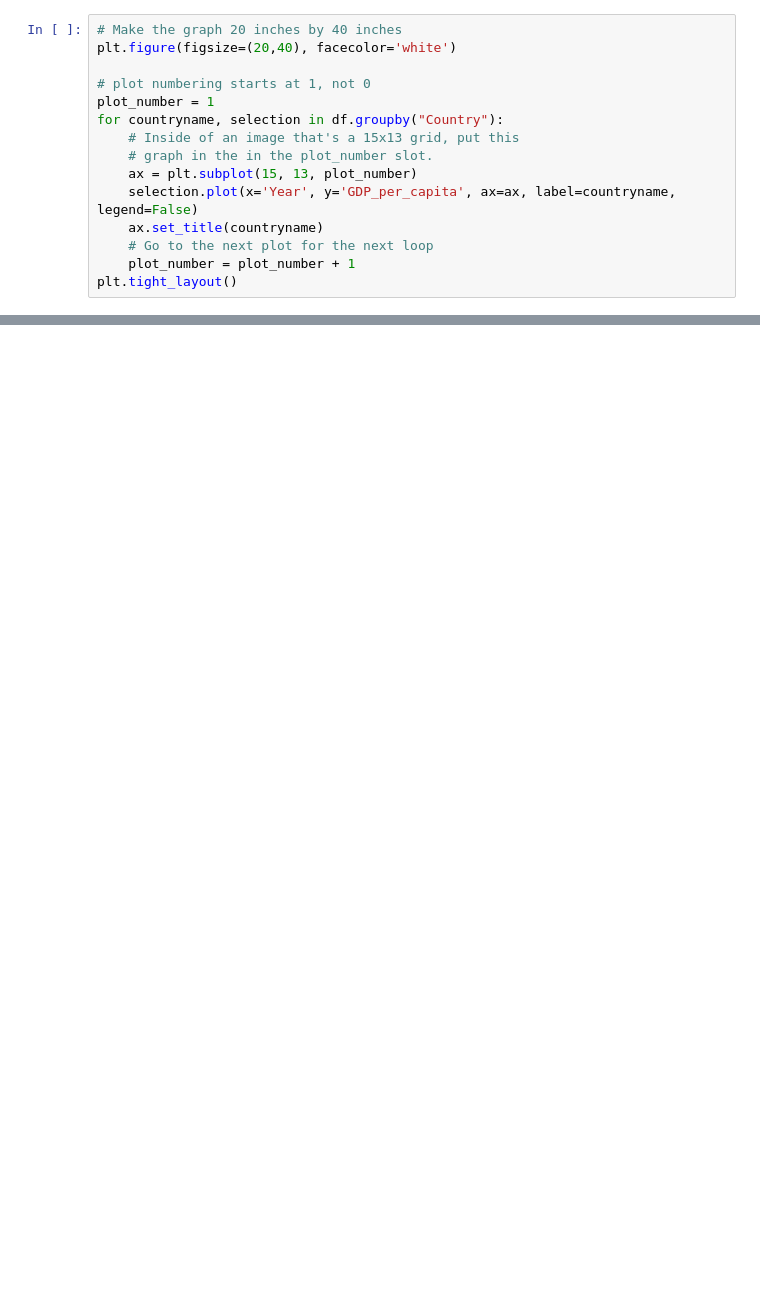
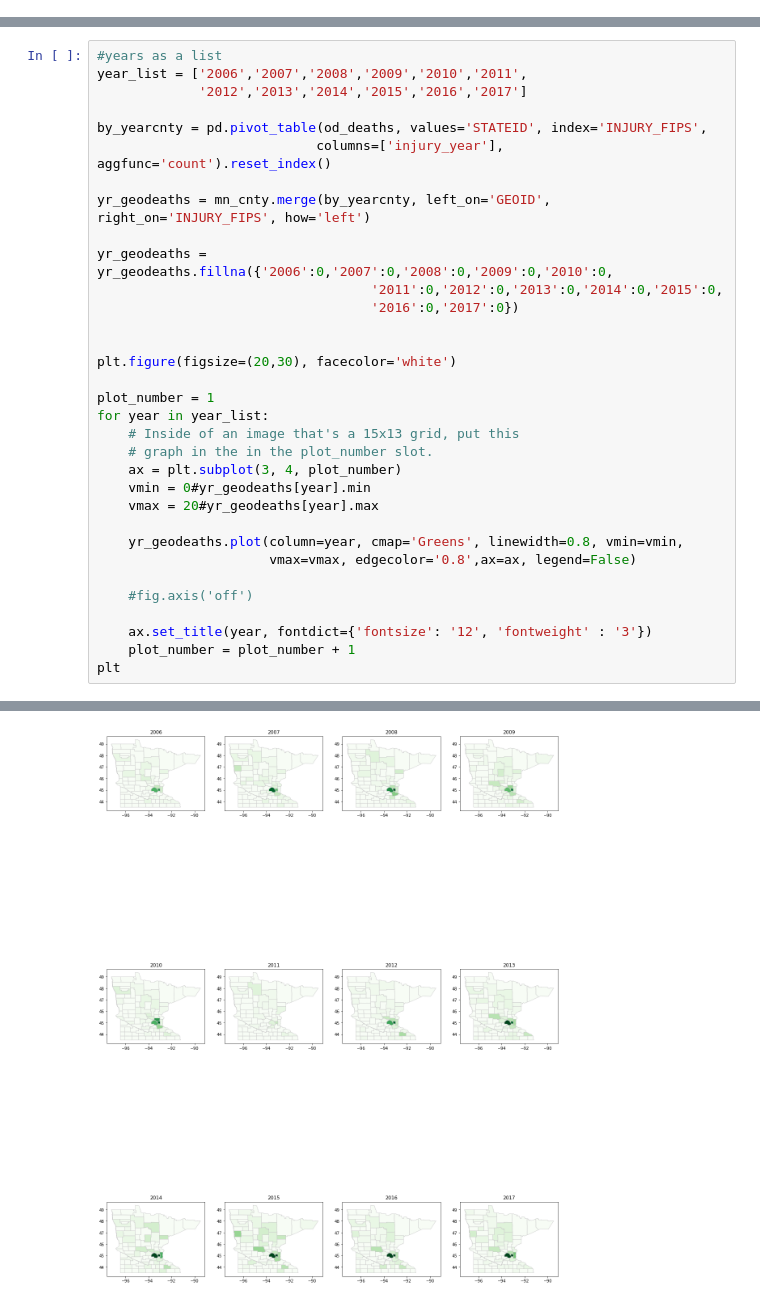
Before and after one commit to StellaYu101/teaching-guide-data-cleaning-and-viz-with-python, a Jupyter notebook: opioid-mapping.ipynb, the cells around one changed output, grey strips where cells are left out. Drawn from its saved outputs; the diff is of its cells as text; blank space fills up the shorter version.

```diff
--- a/opioid-mapping.ipynb
+++ b/opioid-mapping.ipynb
@@ -66,15 +74,0 @@ Name: INJURY_DATE, Length: 3807, dtype: object
-# %%
-# Make the graph 20 inches by 40 inches
-plt.figure(figsize=(20,40), facecolor='white')
-
-# plot numbering starts at 1, not 0
-plot_number = 1
-for countryname, selection in df.groupby("Country"):
-    # Inside of an image that's a 15x13 grid, put this
-    # graph in the in the plot_number slot.
-    ax = plt.subplot(15, 13, plot_number)
-    selection.plot(x='Year', y='GDP_per_capita', ax=ax, label=countryname, legend=False)
-    ax.set_title(countryname)
-    # Go to the next plot for the next loop
-    plot_number = plot_number + 1
-plt.tight_layout()
@@ -80,0 +117,34 @@ plt.tight_layout()
+# %%
+#years as a list
+year_list = ['2006','2007','2008','2009','2010','2011',
+             '2012','2013','2014','2015','2016','2017']
+
+by_yearcnty = pd.pivot_table(od_deaths, values='STATEID', index='INJURY_FIPS',
+                            columns=['injury_year'], aggfunc='count').reset_index()
+
+yr_geodeaths = mn_cnty.merge(by_yearcnty, left_on='GEOID', right_on='INJURY_FIPS', how='left')
+
+yr_geodeaths = yr_geodeaths.fillna({'2006':0,'2007':0,'2008':0,'2009':0,'2010':0,
+                                   '2011':0,'2012':0,'2013':0,'2014':0,'2015':0,
+                                   '2016':0,'2017':0})
+
+
+plt.figure(figsize=(20,30), facecolor='white')
+
+plot_number = 1
+for year in year_list:
+    # Inside of an image that's a 15x13 grid, put this
+    # graph in the in the plot_number slot.
+    ax = plt.subplot(3, 4, plot_number)
+    vmin = 0#yr_geodeaths[year].min
+    vmax = 20#yr_geodeaths[year].max
+
+    yr_geodeaths.plot(column=year, cmap='Greens', linewidth=0.8, vmin=vmin,
+                      vmax=vmax, edgecolor='0.8',ax=ax, legend=False)
+
+    #fig.axis('off')
+
+    ax.set_title(year, fontdict={'fontsize': '12', 'fontweight' : '3'})
+    plot_number = plot_number + 1
+plt
+# %% [output]
@@ -80,0 +152 @@ plt.tight_layout()
+[figure, added]
```
Also changed, not shown: parts of 14 cells of this notebook, 14 other files.
